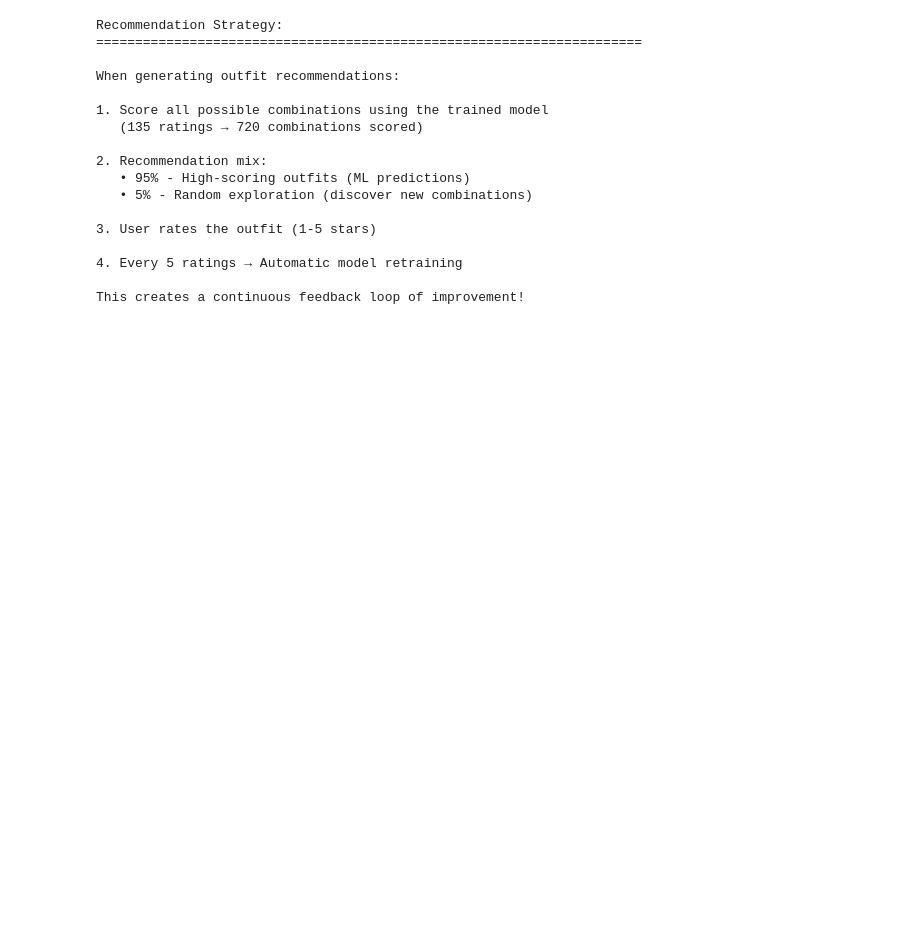
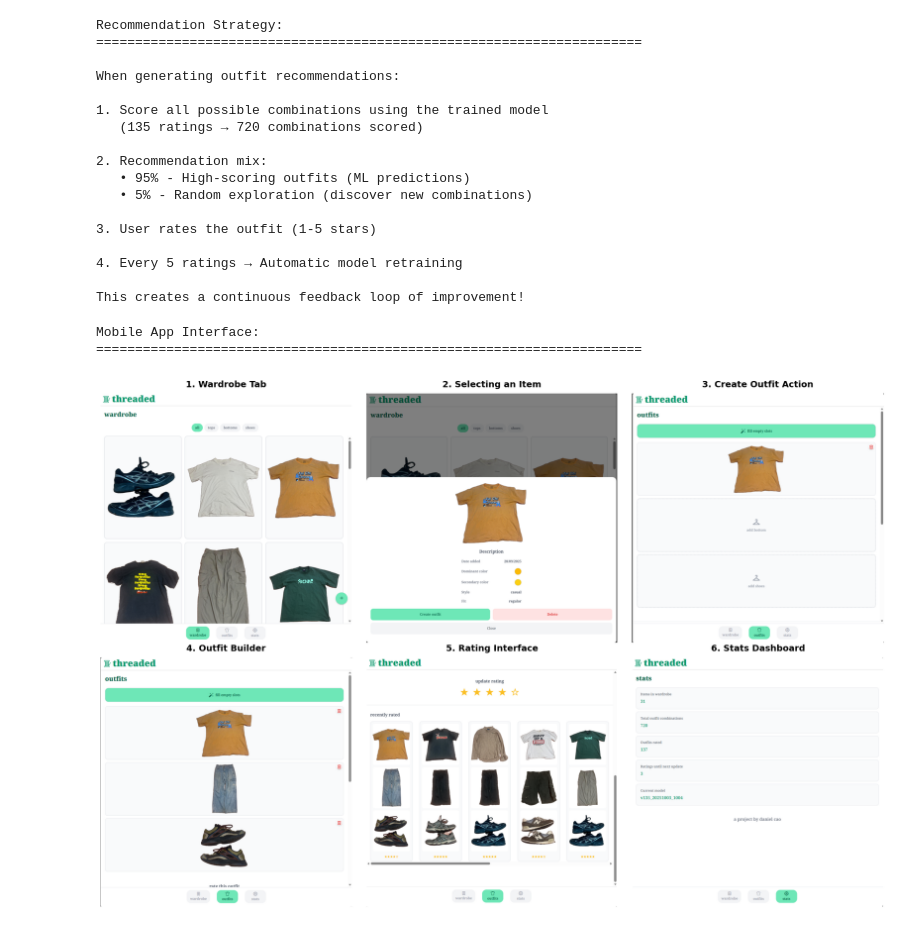
Before and after one commit to danielc088/threaded, a Jupyter notebook: demo_notebook.ipynb, the cells around one changed output. Saved outputs shown, nothing was run; the diff lists cells and outputs as text; code cells hidden in the pictures; blank space fills up the shorter version.

```diff
--- a/demo_notebook.ipynb
+++ b/demo_notebook.ipynb
@@ -437,3 +437,39 @@ When generating outfit recommendations:
 4. Every 5 ratings → Automatic model retraining
 
 This creates a continuous feedback loop of improvement!
+# %%
+from PIL import Image
+import matplotlib.pyplot as plt
+
+print("Mobile App Interface:")
+print("=" * 70)
+
+fig, axes = plt.subplots(2, 3, figsize=(18, 12))
+axes = axes.flatten()
+
+screenshots = [
+    ("1. Wardrobe Tab", "app_screenshots/image_1.png"),
+    ("2. Selecting an Item", "app_screenshots/image_2.png"),
+    ("3. Create Outfit Action", "app_screenshots/image_3.png"),
+    ("4. Outfit Builder", "app_screenshots/image_4.png"),
+    ("5. Rating Interface", "app_screenshots/image_5.png"),
+    ("6. Stats Dashboard", "app_screenshots/image_6.png"),
+]
+
+for ax, (title, path) in zip(axes, screenshots):
+    try:
+        img = Image.open(path)
+        ax.imshow(img)
+        ax.set_title(title, fontsize=14, fontweight='bold', pad=10)
+        ax.axis('off')
+    except FileNotFoundError:
+        ax.text(0.5, 0.5, f'{title}\n(file not found)',
+                ha='center', va='center', transform=ax.transAxes)
+        ax.axis('off')
+
+plt.tight_layout()
+plt.show()
+# %% [output]
+Mobile App Interface:
+======================================================================
+[figure, added]
```
